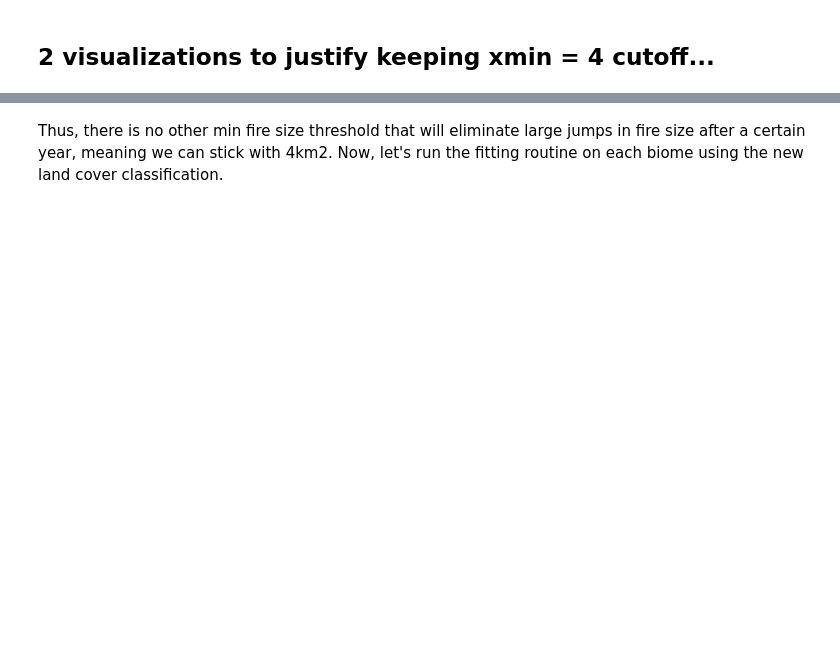
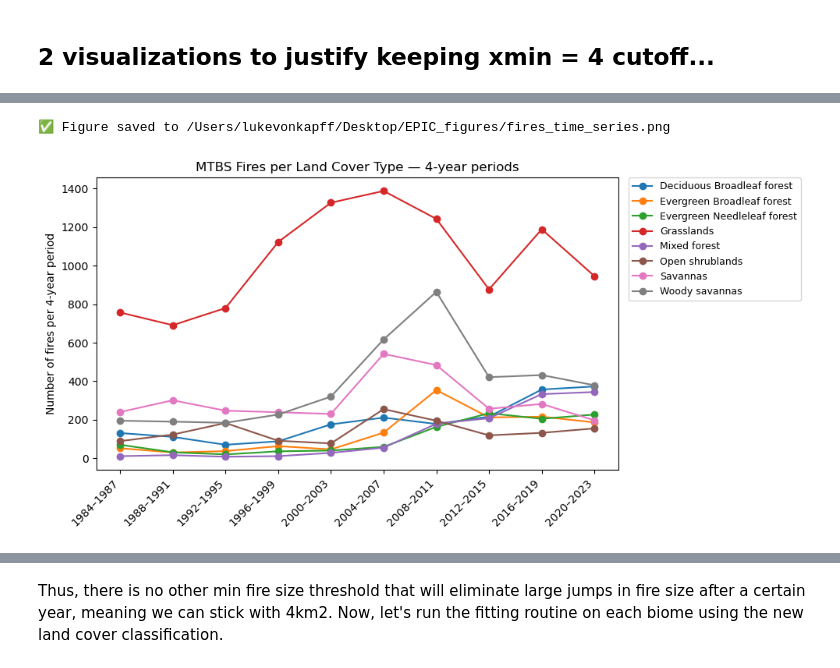
Before and after one commit to lukevonkapff/wildfire_modeling, a Jupyter notebook: notebooks/5_temporal_analysis.ipynb, the cells around one changed output, grey strips where cells are left out. Cells and saved outputs as stored; diff of their text form; code cells hidden in the pictures; blank space fills up the shorter version.

Commit message:
EPIC figures and cleaning docstrings

```diff
--- a/notebooks/5_temporal_analysis.ipynb
+++ b/notebooks/5_temporal_analysis.ipynb
@@ -64,6 +64,7 @@ static_raster = build_static_modis_tiles(modis_by_year)
 Use the static raster to classify all MTBS fires.
 # %%
 mtbs_classified = classify_with_modis(mtbs_filtered, "year", modis_by_year, modis_to_gfa)
+mtbs_classified = classify_with_static(mtbs_classified, static_raster, modis_to_gfa)
 
 output_path = "../data/mtbs_classified_static.shp"
 mtbs_classified.to_file(output_path)
@@ -95,3 +102,15 @@ NameError: name 'plot_fire_counts_faceted' is not defined
+# %%
+counts_long, counts_wide = fires_time_series_by_ecoregion(
+    mtbs_classified,
+    year_col="year",
+    class_col="modis_class_static",
+    period_years=4,
+    include_total=False,   # optional
+    plot=True
+)
+# %% [output]
+✅ Figure saved to /Users/lukevonkapff/Desktop/EPIC_figures/fires_time_series.png
+[figure, added]
 # %%
 fire_threshold_analysis(mtbs_classified,
                                 year_col="year",
```
Also changed, not shown: parts of 21 cells of this notebook, 18 other files.
